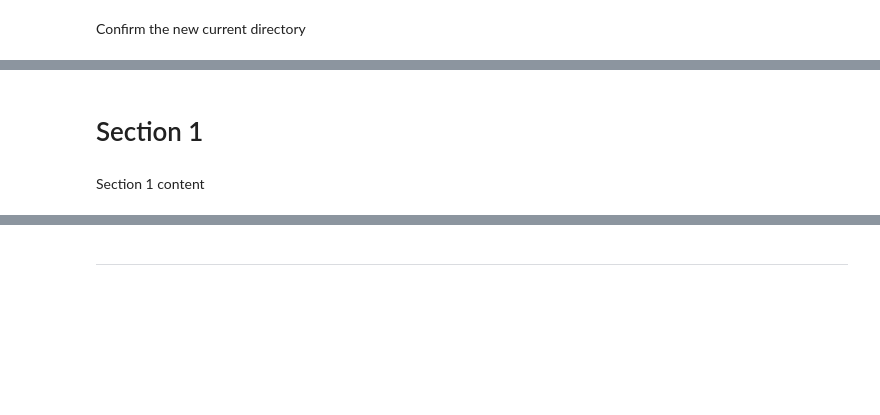
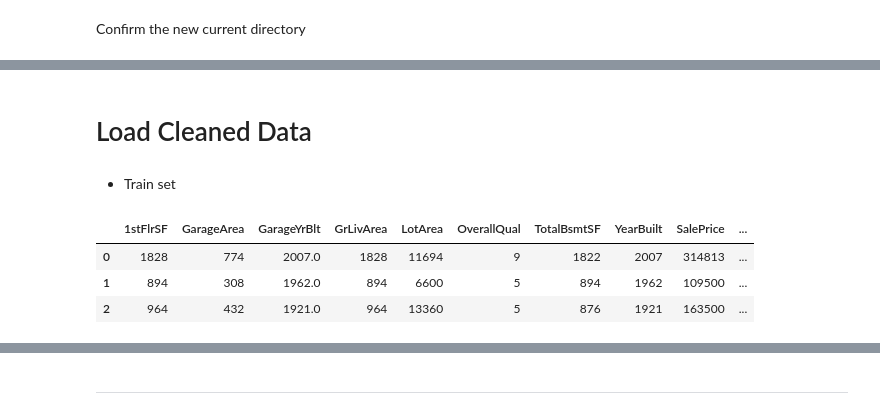
Before and after one commit to Code-Institute-Submissions/modonohoe-data-analytics-housing-project, a Jupyter notebook: jupyter_notebooks/04 - Feature Engineering.ipynb, the cells around one changed output, grey strips where cells are left out. Drawn from its saved outputs; the diff is of its cells as text; code cells hidden in the pictures; blank space fills up the shorter version.

```diff
--- a/jupyter_notebooks/04 - Feature Engineering.ipynb
+++ b/jupyter_notebooks/04 - Feature Engineering.ipynb
@@ -44,4 +50,14 @@ current_dir
-# %% [markdown]
-# Section 1
-# %% [markdown]
-Section 1 content
+# %% [markdown]
+# Load Cleaned Data
+# %% [markdown]
+* Train set
+# %%
+import pandas as pd
+train_set_path = "outputs/datasets/cleaned/TrainSetCleaned.csv"
+TrainSet = pd.read_csv(train_set_path)
+TrainSet.head(3)
+# %% [output]
+|  | 1stFlrSF | GarageArea | GarageYrBlt | GrLivArea | LotArea | OverallQual | TotalBsmtSF | YearBuilt | SalePrice | ... |
+| 0 | 1828 | 774 | 2007.0 | 1828 | 11694 | 9 | 1822 | 2007 | 314813 | ... |
+| 1 | 894 | 308 | 1962.0 | 894 | 6600 | 5 | 894 | 1962 | 109500 | ... |
+| 2 | 964 | 432 | 1921.0 | 964 | 13360 | 5 | 876 | 1921 | 163500 | ... |
```
Also changed, not shown: parts of 22 cells of this notebook, 3 other files.
